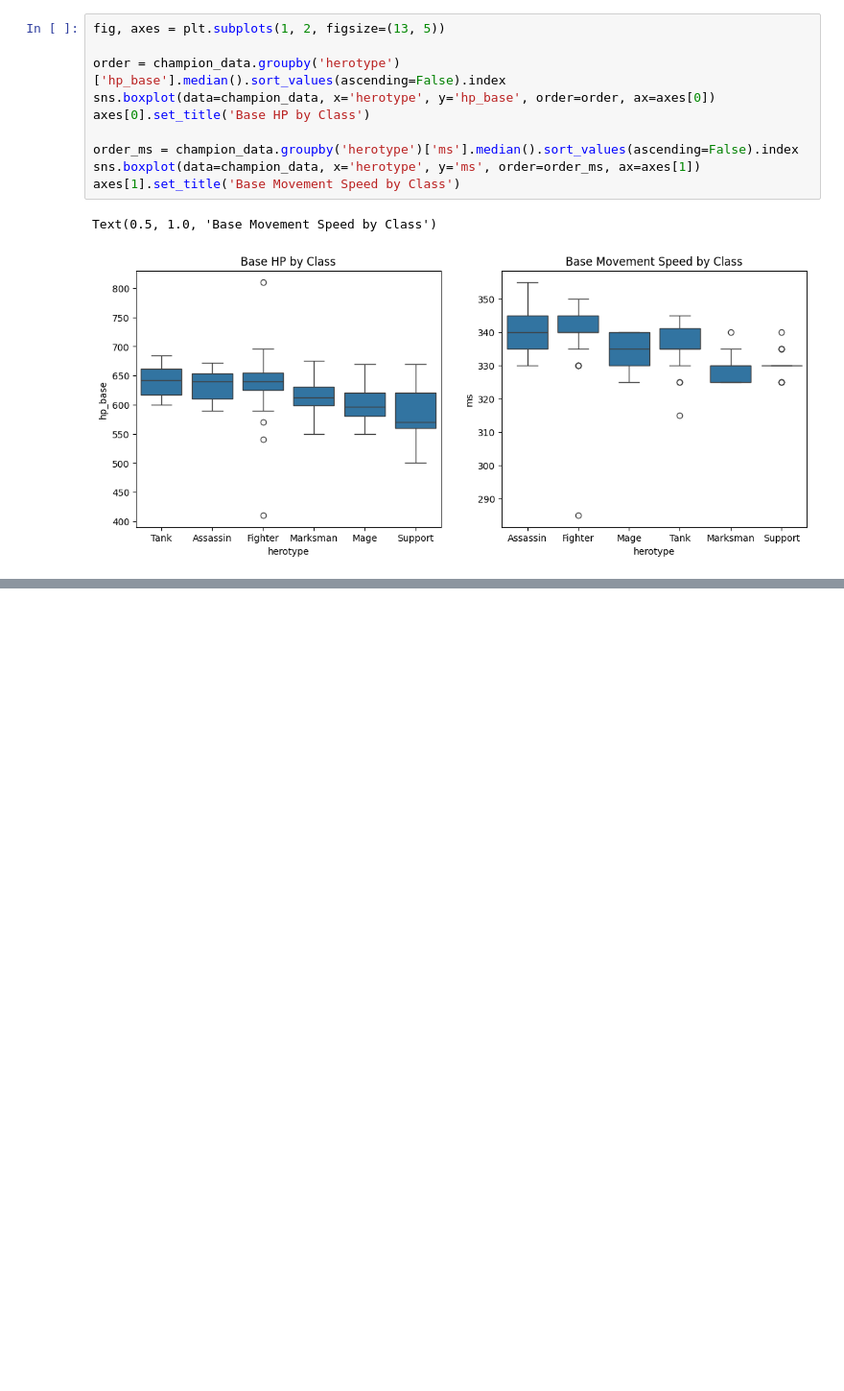
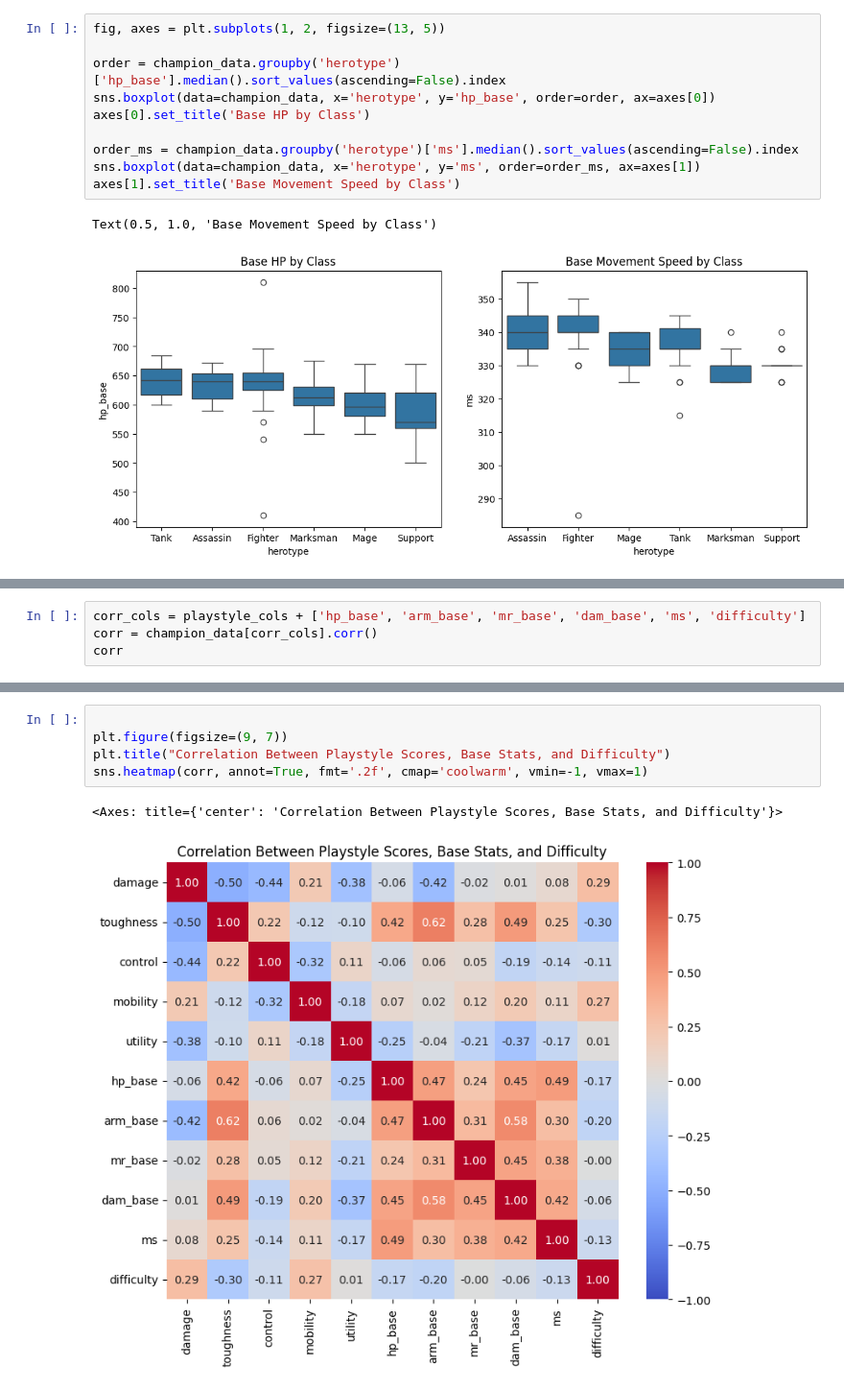
Before and after one commit to medhahegde04/lol-champion-analysis, a Jupyter notebook: notebooks/eda.ipynb, the cells around one changed output, grey strips where cells are left out. Shown at 96% size. Cells and saved outputs as stored; diff of their text form; blank space fills up the shorter version.

Commit message:
Add correlation heatmap and analysis

```diff
--- a/notebooks/eda.ipynb
+++ b/notebooks/eda.ipynb
@@ -536,0 +541,4 @@ Tanks and Fighters carry the most base HP, as expected for frontline classes. Mo
+# %%
+corr_cols = playstyle_cols + ['hp_base', 'arm_base', 'mr_base', 'dam_base', 'ms', 'difficulty']
+corr = champion_data[corr_cols].corr()
+corr
@@ -536,0 +558,8 @@ Tanks and Fighters carry the most base HP, as expected for frontline classes. Mo
+# %%
+
+plt.figure(figsize=(9, 7))
+plt.title("Correlation Between Playstyle Scores, Base Stats, and Difficulty")
+sns.heatmap(corr, annot=True, fmt='.2f', cmap='coolwarm', vmin=-1, vmax=1)
+# %% [output]
+<Axes: title={'center': 'Correlation Between Playstyle Scores, Base Stats, and Difficulty'}>
+[figure, added]
```
Also changed, not shown: parts of 5 cells of this notebook.
